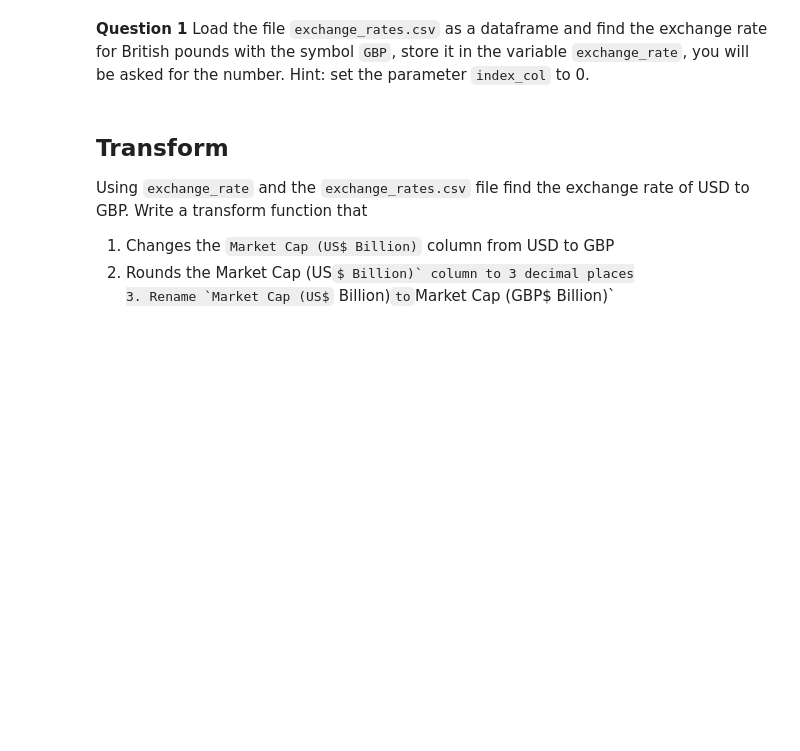
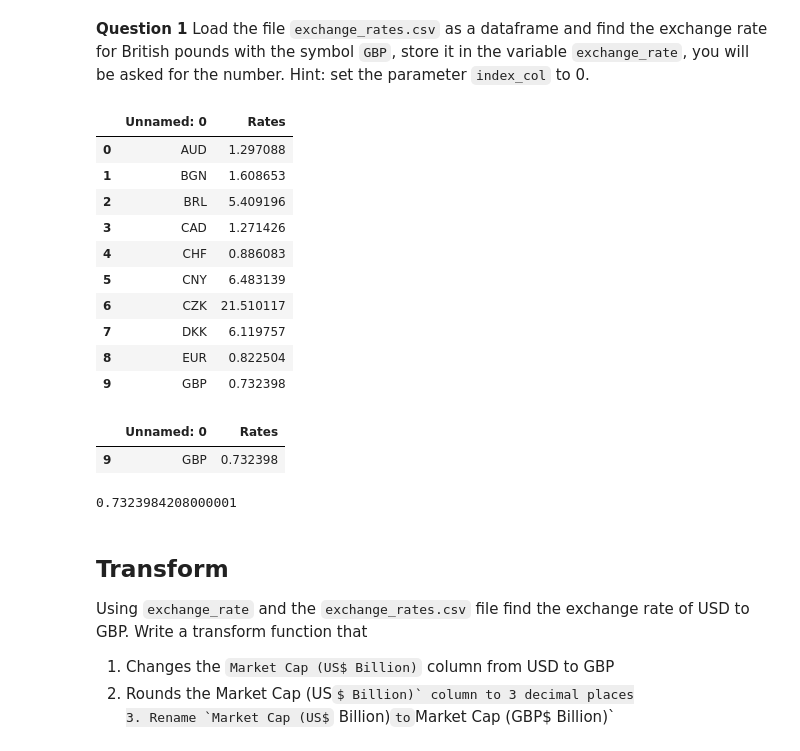
Before and after one commit to alexakeli/testrepo, a Jupyter notebook: ETL_Engineer_Peer_Review_Assignment.ipynb, the cells around one changed output. Drawn from its saved outputs; the diff is of its cells as text; code cells hidden in the pictures; some formulas as TeX source; blank space fills up the shorter version.

```diff
--- a/ETL_Engineer_Peer_Review_Assignment.ipynb
+++ b/ETL_Engineer_Peer_Review_Assignment.ipynb
@@ -59,6 +102,31 @@ def extract():
 <b>Question 1</b> Load the file <code>exchange_rates.csv</code> as a dataframe and find the exchange rate for British pounds with the symbol <code>GBP</code>, store it in the variable  <code>exchange_rate</code>, you will be asked for the number. Hint: set the parameter  <code>index_col</code> to 0.
 # %%
 # Write your code here
+df = pd.read_csv("exchange_rates.csv")
+df.head(10)
+# %% [output]
+|  | Unnamed: 0 | Rates |
+| 0 | AUD | 1.297088 |
+| 1 | BGN | 1.608653 |
+| 2 | BRL | 5.409196 |
+| 3 | CAD | 1.271426 |
+| 4 | CHF | 0.886083 |
+| 5 | CNY | 6.483139 |
+| 6 | CZK | 21.510117 |
+| 7 | DKK | 6.119757 |
+| 8 | EUR | 0.822504 |
+| 9 | GBP | 0.732398 |
+# %%
+exchange_rater = df[9:10]
+exchange_rater
+# %% [output]
+|  | Unnamed: 0 | Rates |
+| 9 | GBP | 0.732398 |
+# %%
+exchange_rate =float(exchange_rater["Rates"].values)
+exchange_rate
+# %% [output]
+0.7323984208000001
 # %% [markdown]
 ## Transform
 
```
Also changed, not shown: parts of 21 cells of this notebook.
